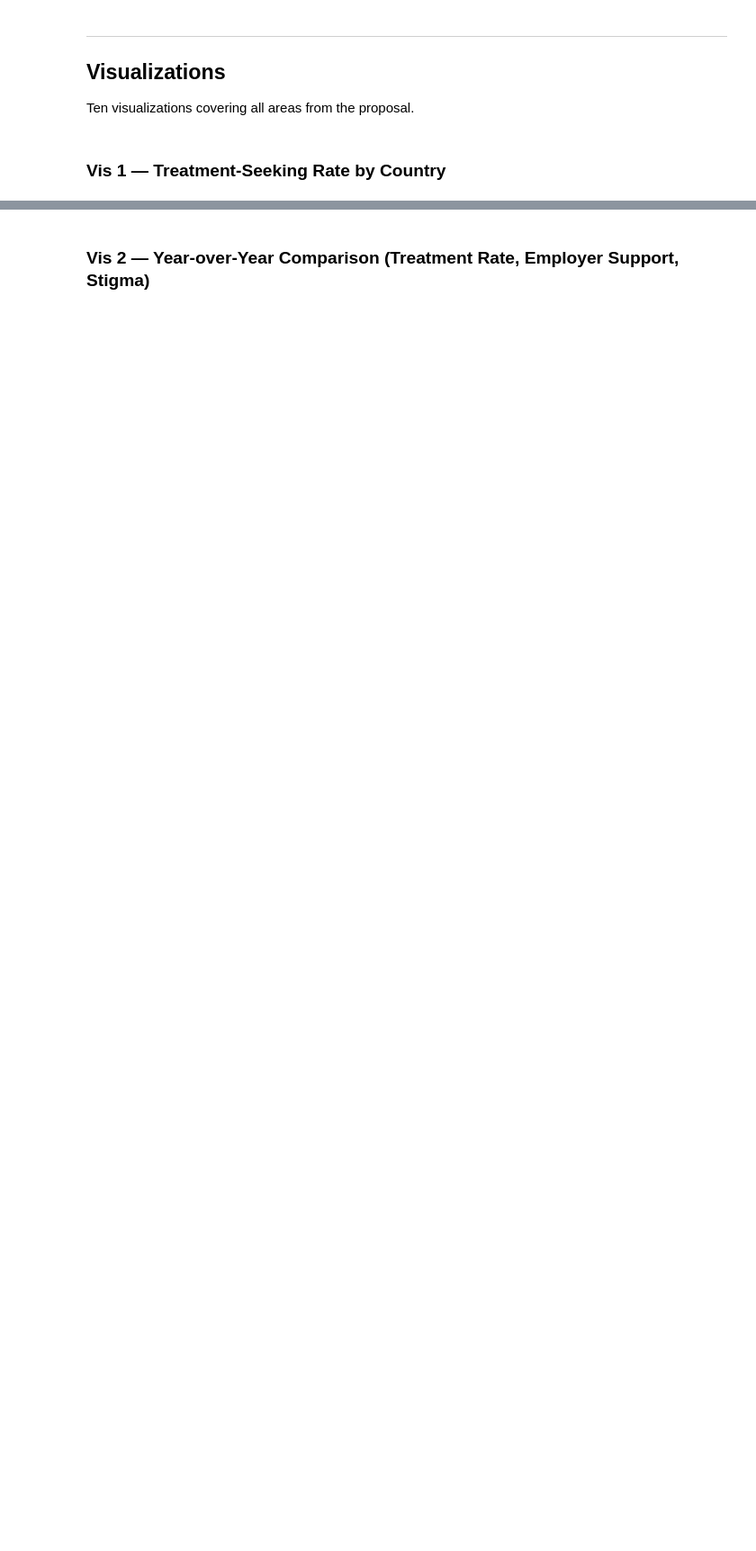
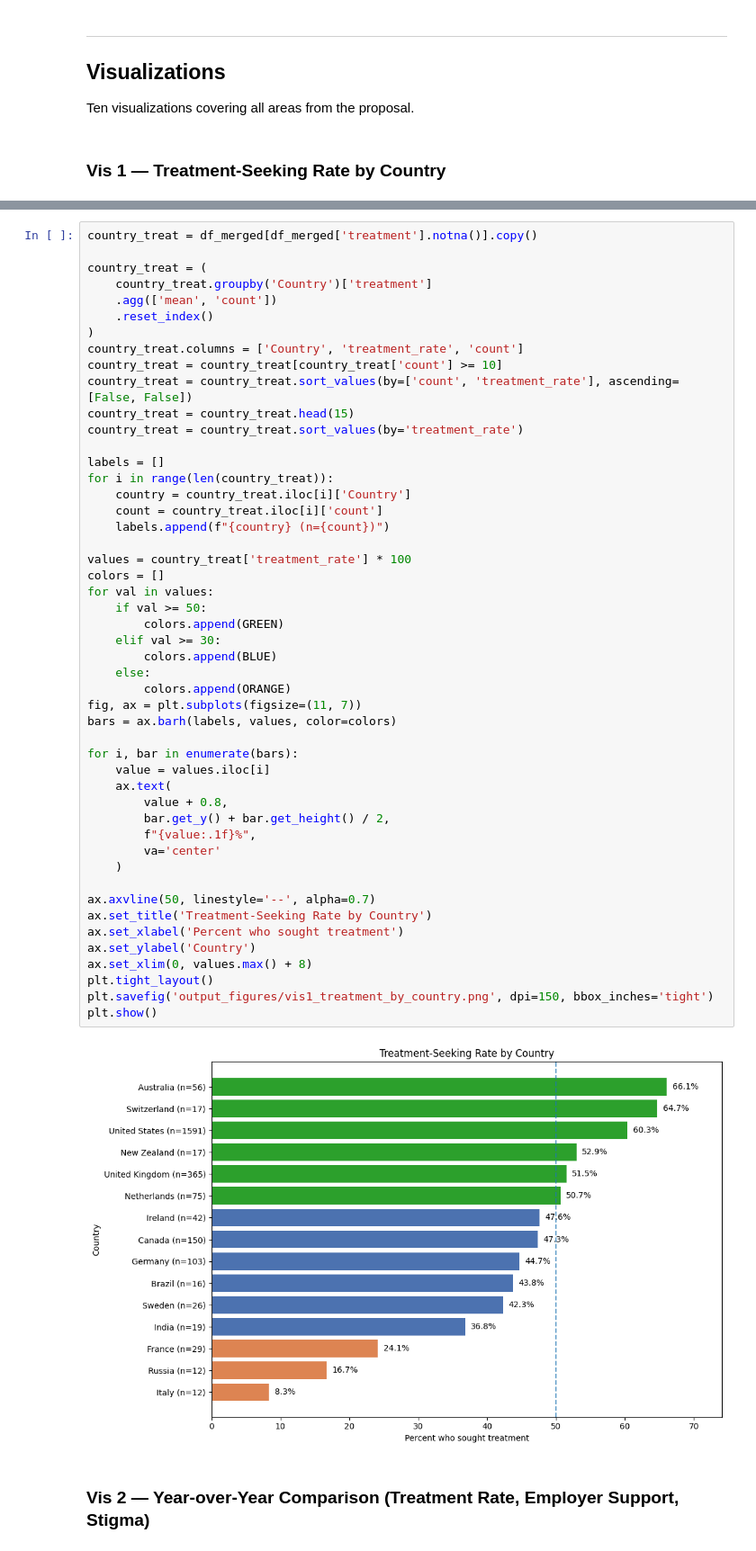
Before and after one commit to seanlumasag/cs210-project, a Jupyter notebook: notebook.ipynb, the cells around one changed output, grey strips where cells are left out. Shown at 90% size. Cells and saved outputs as stored; diff of their text form; blank space fills up the shorter version.

```diff
--- a/notebook.ipynb
+++ b/notebook.ipynb
@@ -989,3 +960,54 @@ plt.show()
+# %%
+country_treat = df_merged[df_merged['treatment'].notna()].copy()
+
+country_treat = (
+    country_treat.groupby('Country')['treatment']
+    .agg(['mean', 'count'])
+    .reset_index()
+)
+country_treat.columns = ['Country', 'treatment_rate', 'count']
+country_treat = country_treat[country_treat['count'] >= 10]
+country_treat = country_treat.sort_values(by=['count', 'treatment_rate'], ascending=[False, False])
+country_treat = country_treat.head(15)
+country_treat = country_treat.sort_values(by='treatment_rate')
+
+labels = []
+for i in range(len(country_treat)):
+    country = country_treat.iloc[i]['Country']
+    count = country_treat.iloc[i]['count']
+    labels.append(f"{country} (n={count})")
+
+values = country_treat['treatment_rate'] * 100
+colors = []
+for val in values:
+    if val >= 50:
+        colors.append(GREEN)
+    elif val >= 30:
+        colors.append(BLUE)
+    else:
+        colors.append(ORANGE)
+fig, ax = plt.subplots(figsize=(11, 7))
+bars = ax.barh(labels, values, color=colors)
+
+for i, bar in enumerate(bars):
+    value = values.iloc[i]
+    ax.text(
+        value + 0.8,
+        bar.get_y() + bar.get_height() / 2,
+        f"{value:.1f}%",
+        va='center'
+    )
+
+ax.axvline(50, linestyle='--', alpha=0.7)
+ax.set_title('Treatment-Seeking Rate by Country')
+ax.set_xlabel('Percent who sought treatment')
+ax.set_ylabel('Country')
+ax.set_xlim(0, values.max() + 8)
+plt.tight_layout()
+plt.savefig('output_figures/vis1_treatment_by_country.png', dpi=150, bbox_inches='tight')
+plt.show()
+# %% [output]
+[figure, added]
 # %% [markdown]
 ### Vis 2 — Year-over-Year Comparison (Treatment Rate, Employer Support, Stigma)
 # %%
```
Also changed, not shown: parts of 10 cells of this notebook.
